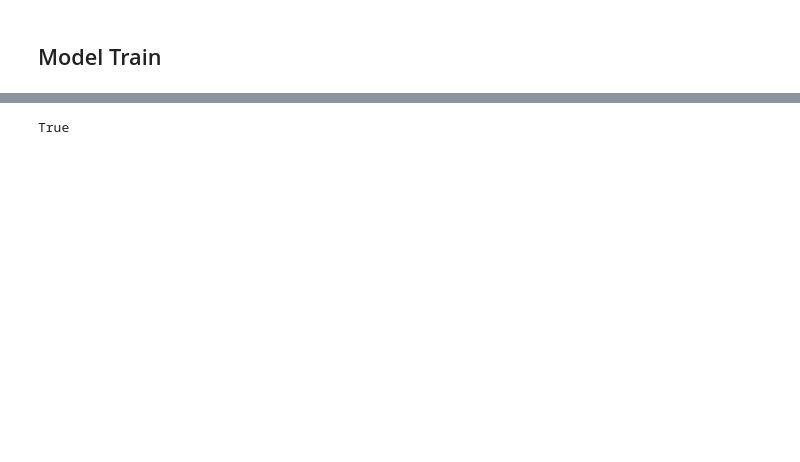
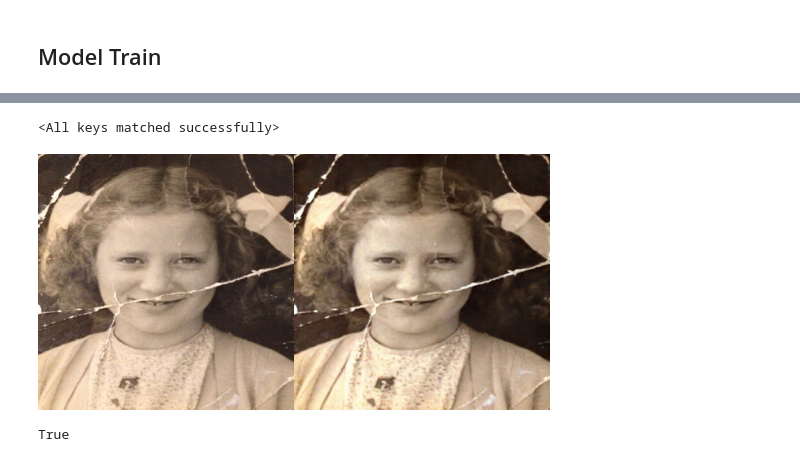
Before and after one commit to Imsanskar/Old-image-restoration-minor, a Jupyter notebook: webpage/pix2pix/model.ipynb, the cells around one changed output, grey strips where cells are left out. Cells and saved outputs as stored; diff of their text form; code cells hidden in the pictures; blank space fills up the shorter version.

```diff
--- a/webpage/pix2pix/model.ipynb
+++ b/webpage/pix2pix/model.ipynb
@@ -355,3 +334,26 @@ new_image.resize((512, 512))
+# %%
+
+generator.load_state_dict(torch.load("saved_models/generator_mine.pth", map_location = device))
+# %% [output]
+<All keys matched successfully>
+# %%
+import requests
+from io import BytesIO
+link = "https://www.rootschat.com/forum/index.php?action=dlattach;topic=682420.0;attach=393468"
+response = requests.get(link)
+original_image = Image.open(BytesIO(response.content)).resize((256, 256))
+output_image = image_manipulation.np_to_pil(
+    generator(transform(original_image).unsqueeze(0).to(device)).detach().cpu().numpy()[0]
+).resize((256, 256))
+
+new_image = Image.new(output_image.mode, (256 * 2, 256))
+
+new_image.paste(original_image, (0, 0))
+new_image.paste(output_image, (256, 0))
+
+new_image
+# %% [output]
+[figure, added]
 # %%
 torch.save(generator.state_dict(), "saved_models/generator.pth")
 torch.save(discriminator.state_dict(), "saved_models/discriminator.pth")
```
Also changed, not shown: parts of 5 cells of this notebook, 6 other files.
